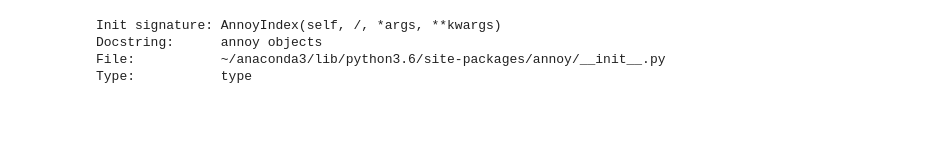
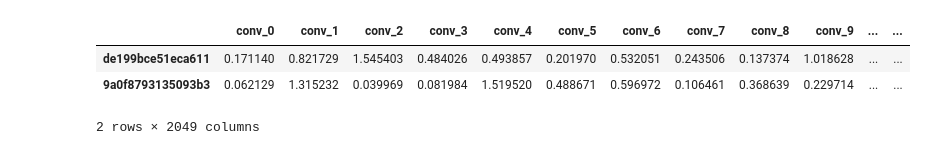
Before and after one commit to yinleon/Disinfo-Doppler, a Jupyter notebook: 4-reverse-image-search.ipynb, the cells around one changed output. Cells and saved outputs as stored; diff of their text form; code cells hidden in the pictures; blank space fills up the shorter version.

```diff
--- a/4-reverse-image-search.ipynb
+++ b/4-reverse-image-search.ipynb
@@ -29,0 +24,7 @@ n_dims = len(df_conv.columns)
+# %%
+df_conv.head(2)
+# %% [output]
+|  | conv_0 | conv_1 | conv_2 | conv_3 | conv_4 | conv_5 | conv_6 | conv_7 | conv_8 | conv_9 | ... | ... |
+| de199bce51eca611 | 0.171140 | 0.821729 | 1.545403 | 0.484026 | 0.493857 | 0.201970 | 0.532051 | 0.243506 | 0.137374 | 1.018628 | ... | ... |
+| 9a0f8793135093b3 | 0.062129 | 1.315232 | 0.039969 | 0.081984 | 1.519520 | 0.488671 | 0.596972 | 0.106461 | 0.368639 | 0.229714 | ... | ... |
+2 rows × 2049 columns
@@ -30,7 +38,2 @@ n_dims = len(df_conv.columns)
 # %%
-?AnnoyIndex(n_dims)
+ann = AnnoyIndex(n_dims, metric=metric)
-# %% [output]
-Init signature: AnnoyIndex(self, /, *args, **kwargs)
-Docstring:      annoy objects
-File:           ~/anaconda3/lib/python3.6/site-packages/annoy/__init__.py
-Type:           type
```
Also changed, not shown: parts of 34 cells of this notebook, 4 other files.
